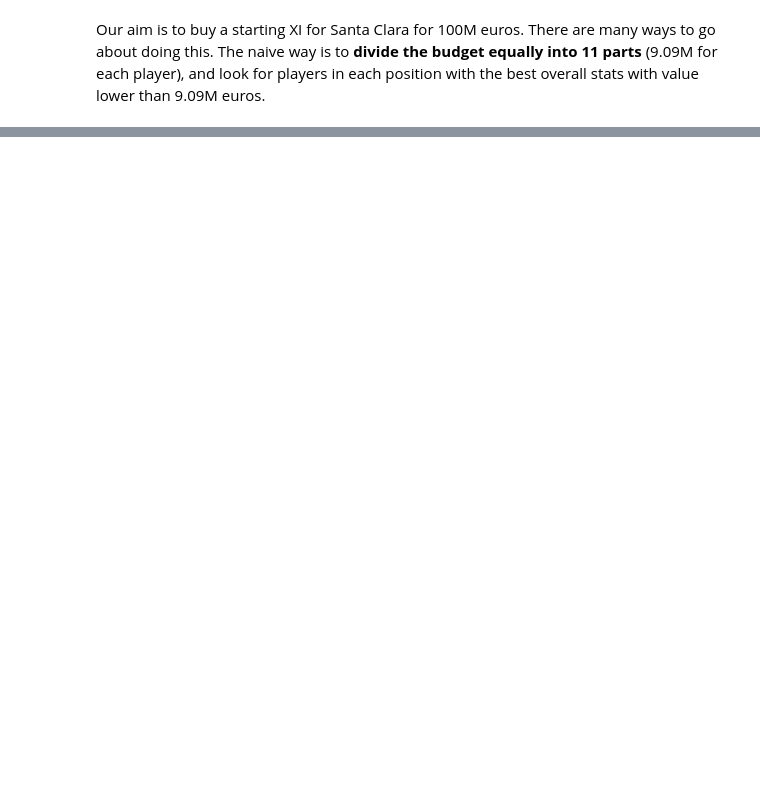
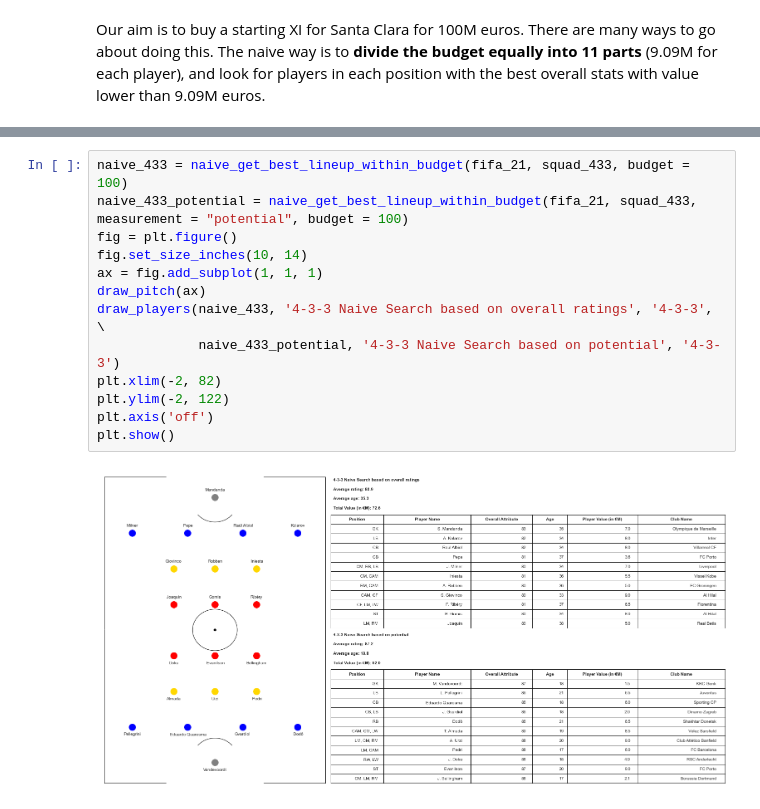
Before and after one commit to tiendatscorpy/optimized-transfer-window, a Jupyter notebook: fifa-21-eda-cleaning.ipynb, the cells around one changed output, grey strips where cells are left out. Cells and saved outputs as stored; diff of their text form; blank space fills up the shorter version.

```diff
--- a/fifa-21-eda-cleaning.ipynb
+++ b/fifa-21-eda-cleaning.ipynb
@@ -132,0 +657,15 @@ Thank You For Having A Look At This Notebook 😃</p></blockquote>
+# %%
+naive_433 = naive_get_best_lineup_within_budget(fifa_21, squad_433, budget = 100)
+naive_433_potential = naive_get_best_lineup_within_budget(fifa_21, squad_433, measurement = "potential", budget = 100)
+fig = plt.figure()
+fig.set_size_inches(10, 14)
+ax = fig.add_subplot(1, 1, 1)
+draw_pitch(ax)
+draw_players(naive_433, '4-3-3 Naive Search based on overall ratings', '4-3-3', \
+             naive_433_potential, '4-3-3 Naive Search based on potential', '4-3-3')
+plt.xlim(-2, 82)
+plt.ylim(-2, 122)
+plt.axis('off')
+plt.show()
+# %% [output]
+[figure, added]
```
Also changed, not shown: parts of 35 cells of this notebook.
